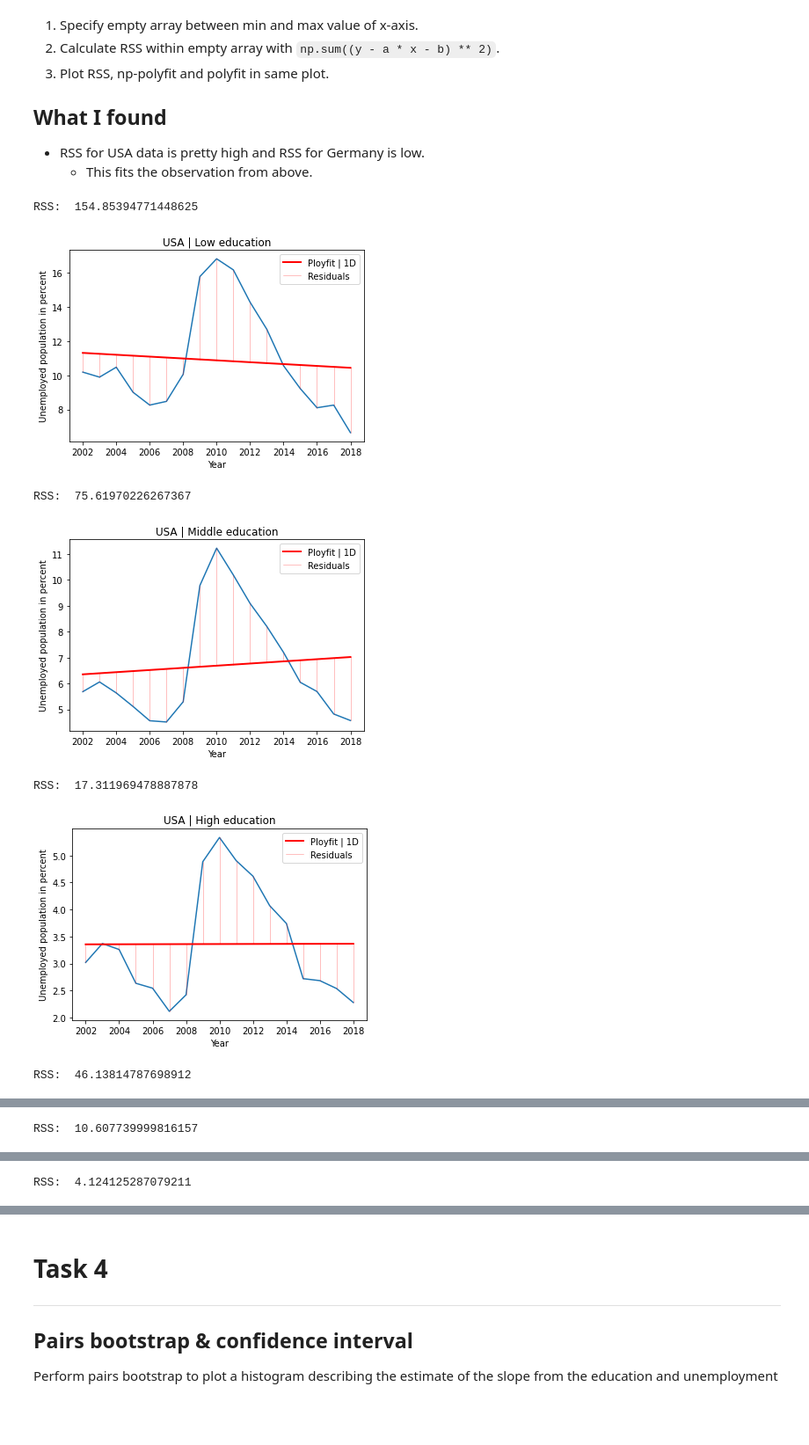
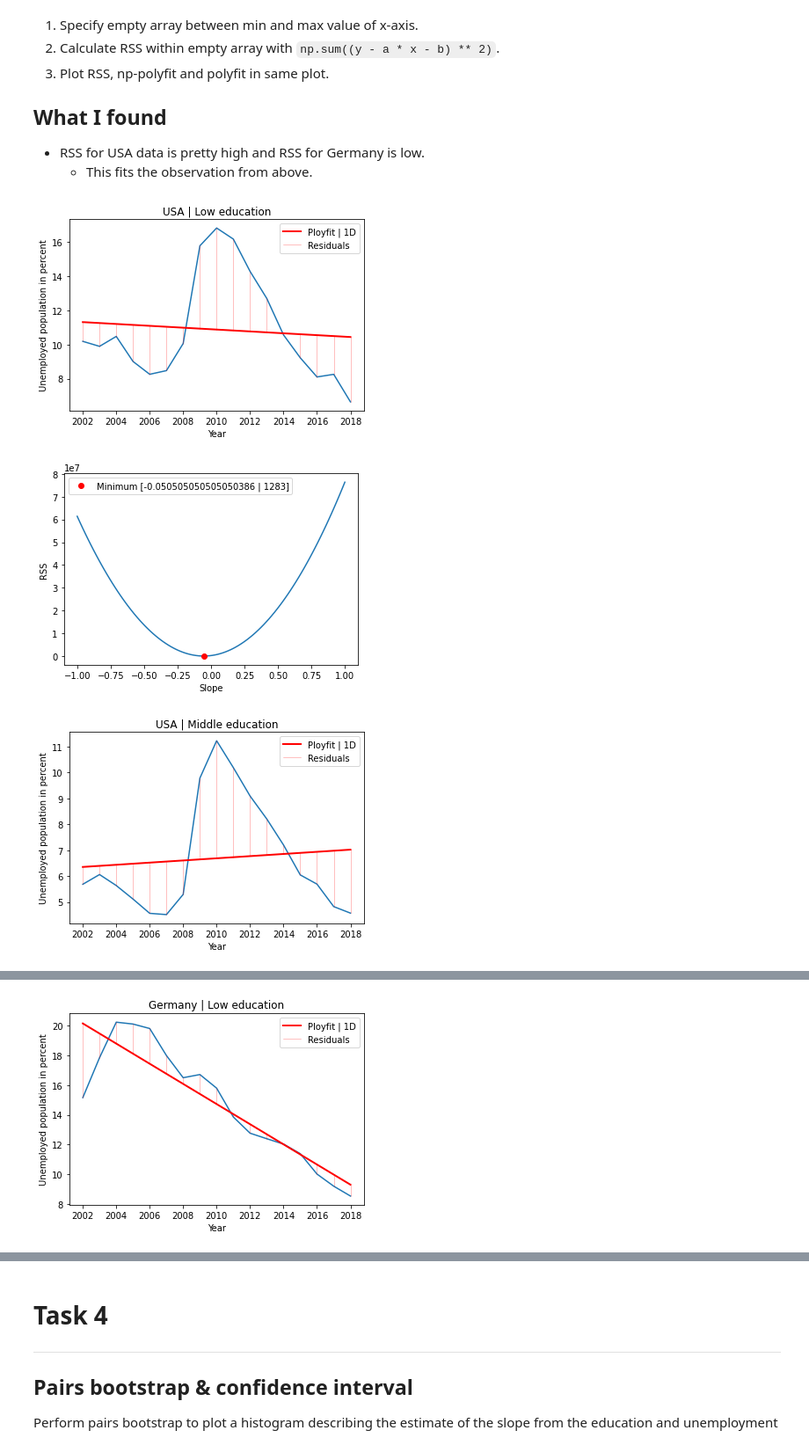
Before and after one commit to JanTSV/DataScience, a Jupyter notebook: examTask/main.ipynb, the cells around one changed output, grey strips where cells are left out. Shown at 88% size. Drawn from its saved outputs; the diff is of its cells as text; code cells hidden in the pictures; blank space fills up the shorter version.

Commit message:
rss vs slope

```diff
--- a/examTask/main.ipynb
+++ b/examTask/main.ipynb
@@ -265,15 +265,13 @@ In order to calculate the RSS:
 - RSS for USA data is pretty high and RSS  for Germany is low.
   - This fits the observation from above.
 # %%
+
 # Plot RSS and residuals
 for country in ["USA", "Germany"]:
     for education in ["Low", "Middle", "High"]:
         linear_regression_vs_rss(clean_data["Year"].dt.year, clean_data[F"{country} - {education}"], F"{country} | {education} education")
+        slope_vs_rss(clean_data["Year"].dt.year, clean_data[F"{country} - {education}"])
 # %% [output]
-RSS:  154.85394771448625
 [figure]
-RSS:  75.61970226267367
-[figure, old version]
+[figure, new version]
-RSS:  17.311969478887878
-[figure, old version]
+[figure, new version]
-RSS:  46.13814787698912
@@ -281 +278,0 @@ RSS:  46.13814787698912
-RSS:  10.607739999816157
@@ -283 +279,0 @@ RSS:  10.607739999816157
-RSS:  4.124125287079211
@@ -284,0 +281 @@ RSS:  4.124125287079211
+[figure, added]
```
Also changed, not shown: parts of 5 cells of this notebook, 1 other file.
